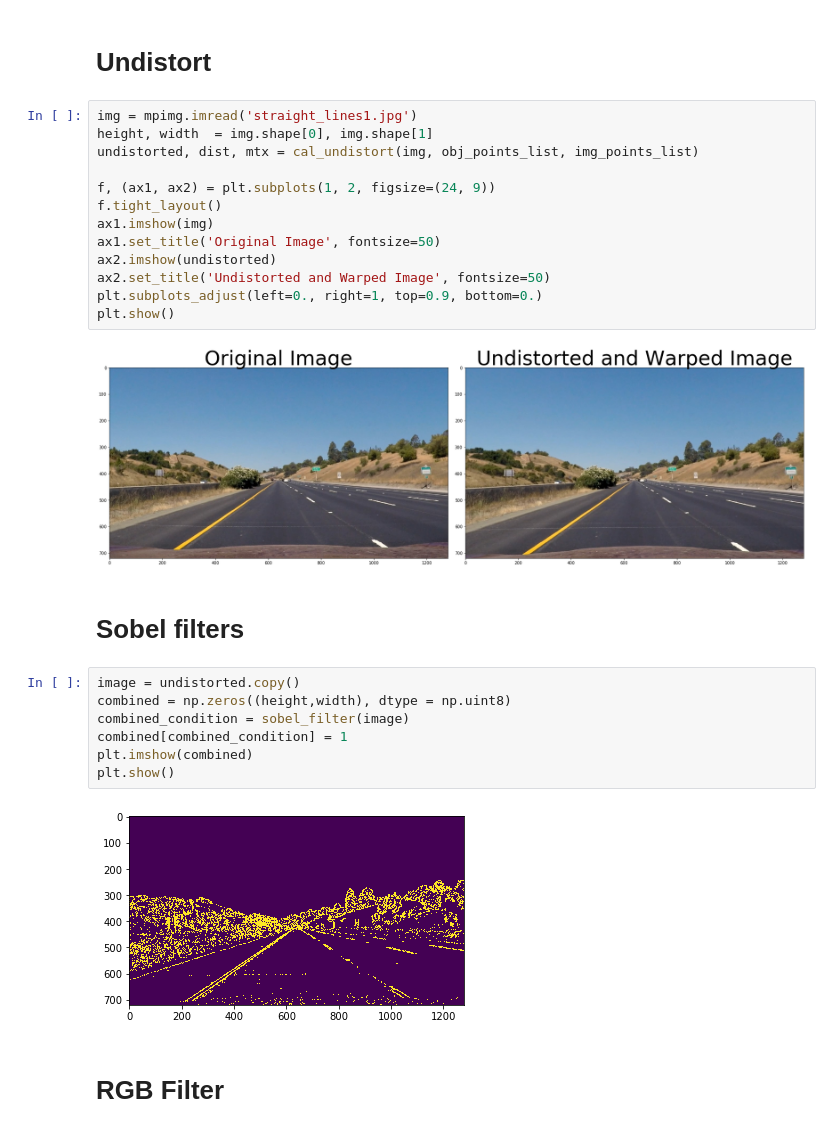
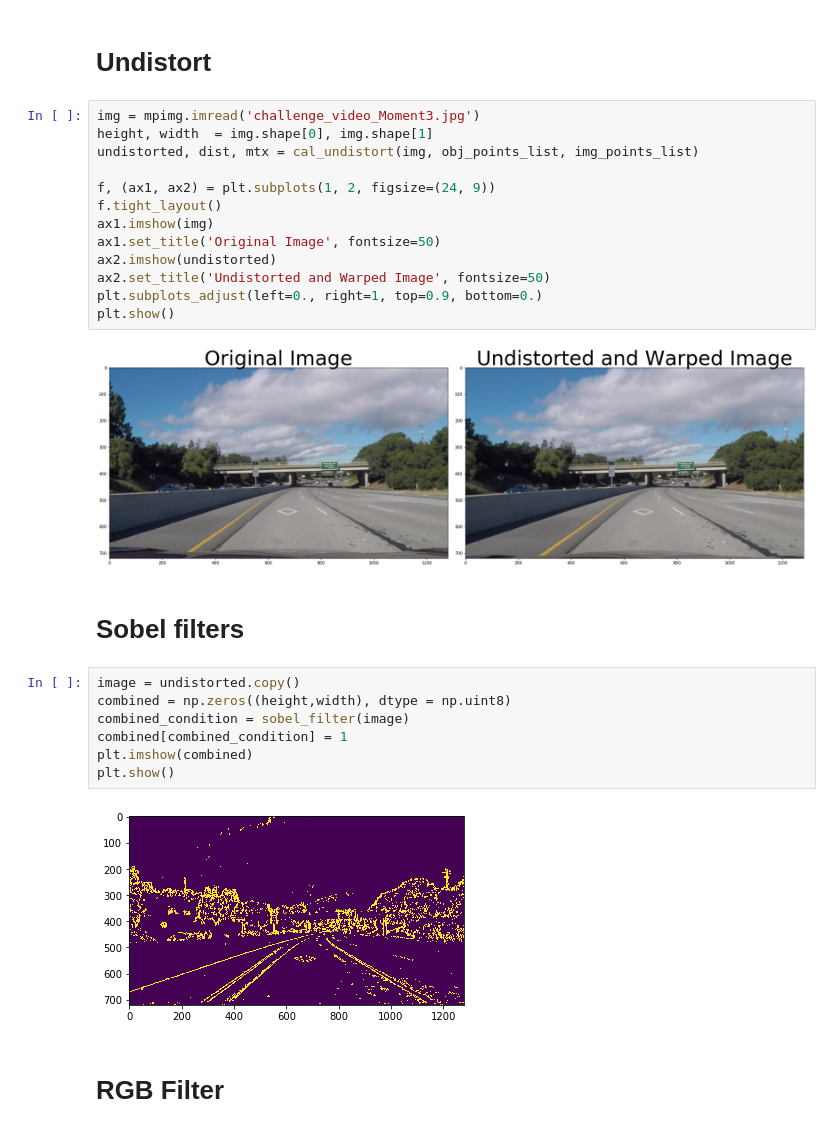
Before and after one commit to kirilcvetkov92/Advanced-Lane-Detection, a Jupyter notebook: Notebook.ipynb, the cells around one changed output. Cells and saved outputs as stored; diff of their text form.

```diff
--- a/Notebook.ipynb
+++ b/Notebook.ipynb
@@ -24,20 +24,20 @@ for fname in fnames :
 # %% [markdown]
 # Undistort
 # %%
-img = mpimg.imread('straight_lines1.jpg')
+img = mpimg.imread('challenge_video_Moment3.jpg')
 height, width  = img.shape[0], img.shape[1]
 undistorted, dist, mtx = cal_undistort(img, obj_points_list, img_points_list)
 
 f, (ax1, ax2) = plt.subplots(1, 2, figsize=(24, 9))
 f.tight_layout()
 ax1.imshow(img)
 ax1.set_title('Original Image', fontsize=50)
 ax2.imshow(undistorted)
 ax2.set_title('Undistorted and Warped Image', fontsize=50)
 plt.subplots_adjust(left=0., right=1, top=0.9, bottom=0.)
 plt.show()
 # %% [output]
-[figure, old version]
+[figure, new version]
 # %% [markdown]
 # Sobel filters
 # %%
@@ -48,7 +48,7 @@ combined[combined_condition] = 1
 plt.imshow(combined)
 plt.show()
 # %% [output]
-[figure, old version]
+[figure, new version]
 # %% [markdown]
 # RGB Filter
 # %%
```
Also changed, not shown: parts of 15 cells of this notebook.
